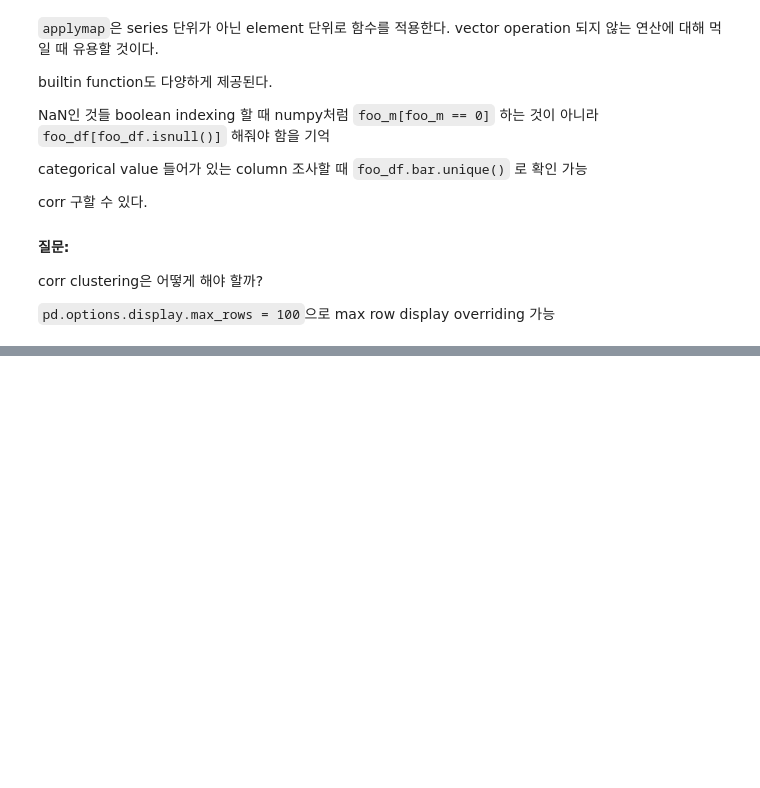
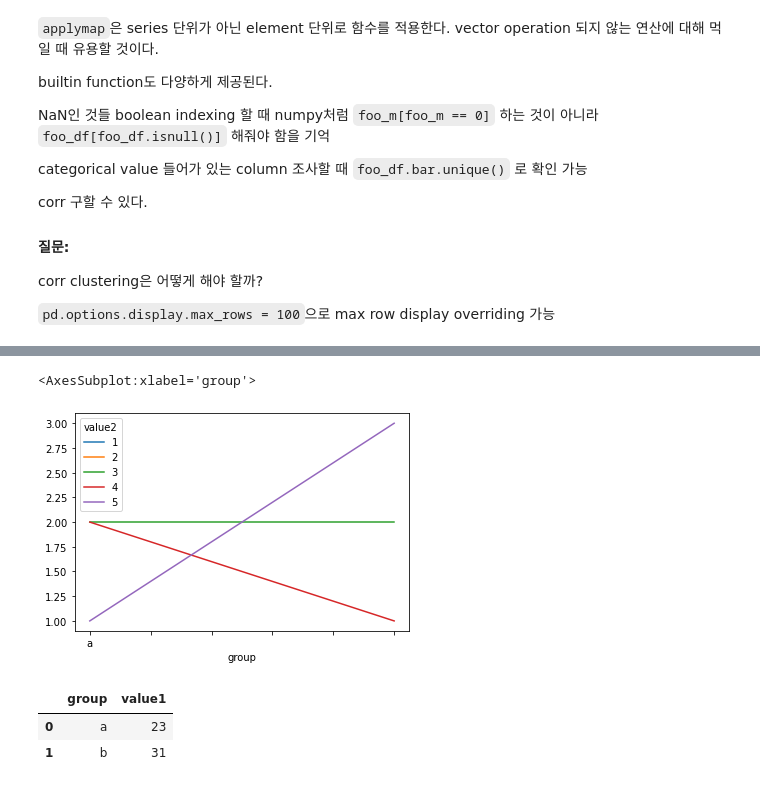
Before and after one commit to jaepil-choi/naver_ai_lectures, a Jupyter notebook: pandas_basics.ipynb, the cells around one changed output, grey strips where cells are left out. Cells and saved outputs as stored; diff of their text form; code cells hidden in the pictures; blank space fills up the shorter version.

```diff
--- a/pandas_basics.ipynb
+++ b/pandas_basics.ipynb
@@ -117,0 +162,23 @@ corr clustering은 어떻게 해야 할까?
+# %%
+df = pd.DataFrame(
+    data = [
+        ('a', 1, 3),
+        ('a', 2, 5),
+        ('a', 3, 3),
+        ('a', 4, 4),
+        ('a', 6, 1),
+        ('a', 7, 4),
+        ('b', 6, 3),
+        ('b', 3, 2),
+        ('b', 2, 3),
+        ('b', 7, 4),
+        ('b', 4, 5),
+        ('b', 4, 5),
+        ('b', 5, 5),
+    ],
+    columns = [
+        'group',
+        'value1',
+        'value2'
+    ]
+)
@@ -117,0 +202,5 @@ corr clustering은 어떻게 해야 할까?
+# %%
+# 이렇게 pivot 가능
+
+unstacked_df = df.groupby(['group', 'value2'])['value1'].count().unstack()
+unstacked_df.T
@@ -117,0 +215,11 @@ corr clustering은 어떻게 해야 할까?
+# %%
+unstacked_df.plot()
+# %% [output]
+<AxesSubplot:xlabel='group'>
+[figure, added]
+# %%
+df.groupby('group', as_index=False).agg({'value1': 'sum'})
+# %% [output]
+|  | group | value1 |
+| 0 | a | 23 |
+| 1 | b | 31 |
```
Also changed, not shown: parts of 9 cells of this notebook.
